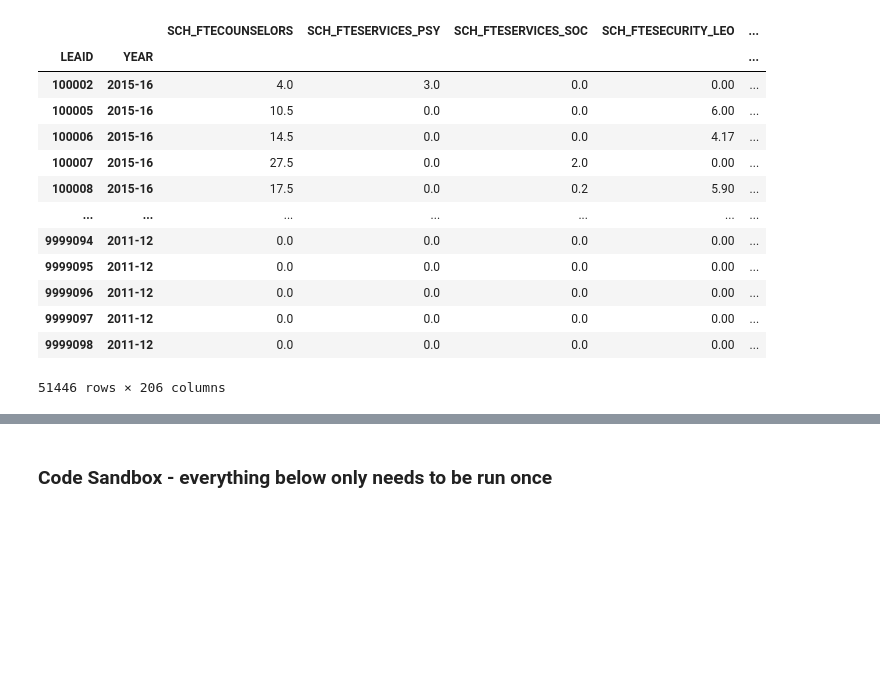
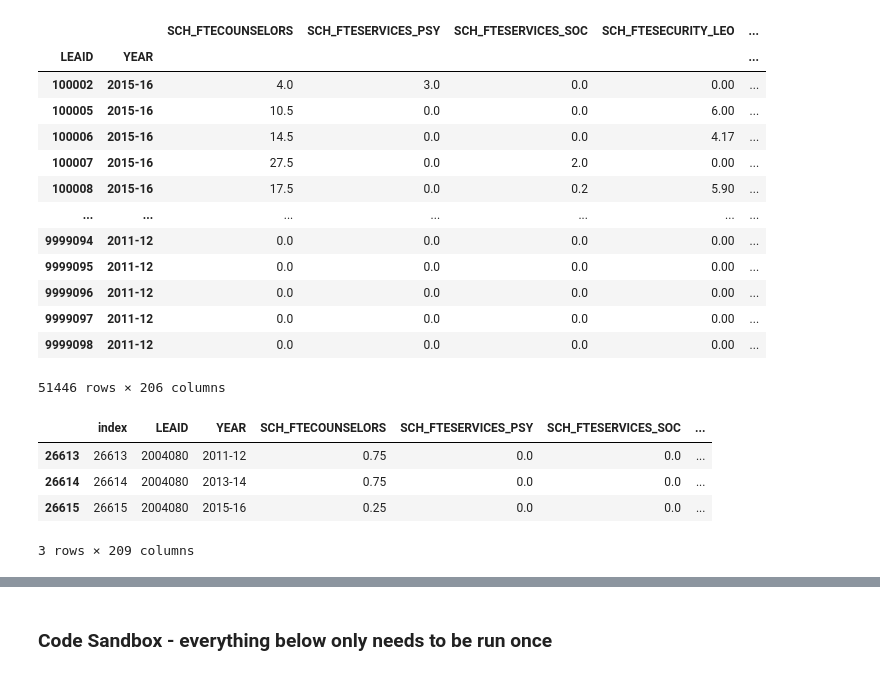
Before and after one commit to Discriminology/Educational-Equity-Data-Commons, a Jupyter notebook: data_processing.ipynb, the cells around one changed output, grey strips where cells are left out. Drawn from its saved outputs; the diff is of its cells as text; code cells hidden in the pictures; blank space fills up the shorter version.

Commit message:
generate sample of districts by year for spot checks

```diff
--- a/data_processing.ipynb
+++ b/data_processing.ipynb
@@ -513,5 +513,15 @@ district.groupby(['LEAID', 'YEAR'])['SCH_FTECOUNSELORS',
 grouped_by_district = _
 # %%
 grouped_by_district = grouped_by_district.reset_index()
+# %%
+grouped_by_district.sort_values(by=['LEAID', 'YEAR'], inplace=True)
+# %%
+grouped_by_district[grouped_by_district['LEAID']=='2004080']
+# %% [output]
+|  | index | LEAID | YEAR | SCH_FTECOUNSELORS | SCH_FTESERVICES_PSY | SCH_FTESERVICES_SOC | ... |
+| 26613 | 26613 | 2004080 | 2011-12 | 0.75 | 0.0 | 0.0 | ... |
+| 26614 | 26614 | 2004080 | 2013-14 | 0.75 | 0.0 | 0.0 | ... |
+| 26615 | 26615 | 2004080 | 2015-16 | 0.25 | 0.0 | 0.0 | ... |
+3 rows × 209 columns
 # %%
 district_merge = pd.merge(grouped_by_district.T, descriptions, left_index=True, right_index=True, how='left').set_index('description', append=True).T
```
Also changed, not shown: parts of 2 cells of this notebook.
